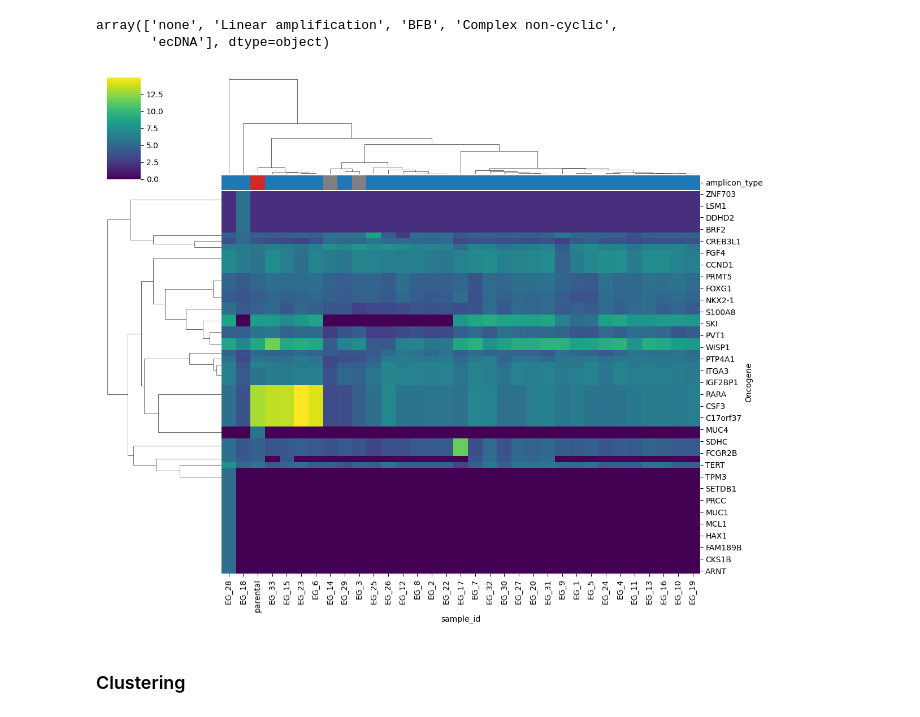
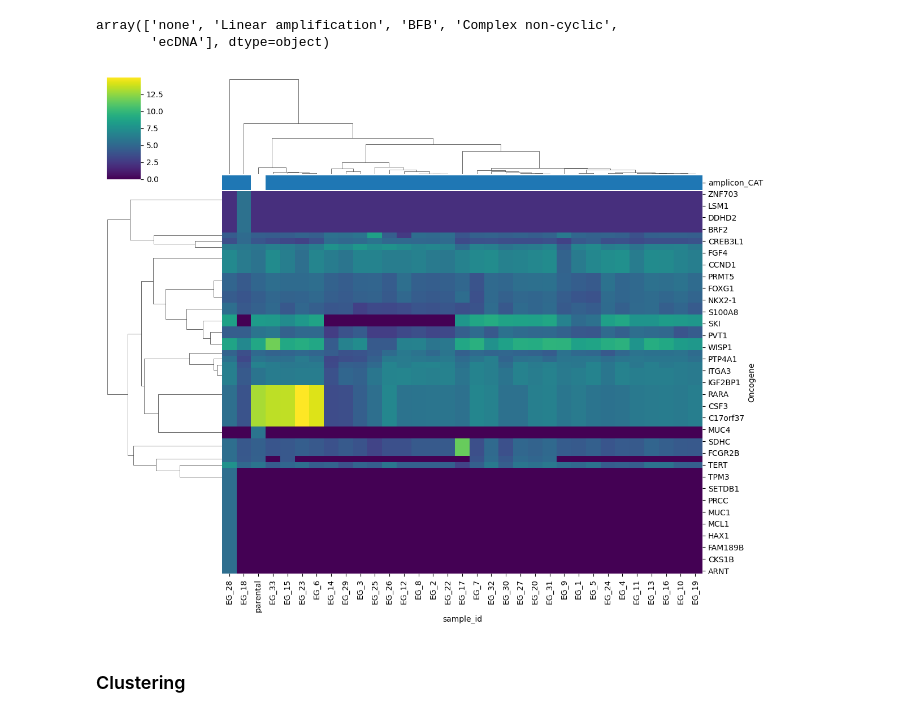
Before and after one commit to JiwonShon/ECTRES, a Jupyter notebook: Untitled.ipynb, the cells around one changed output. Saved outputs shown, nothing was run; the diff lists cells and outputs as text; code cells hidden in the pictures.

Commit message:
ECGI10: confusing...need to more digging

```diff
--- a/Untitled.ipynb
+++ b/Untitled.ipynb
@@ -50,7 +50,7 @@ def classify_amplicon(row):
 # %% [markdown]
 ## Manifest & sample barcoding
 # %%
-manifest=pd.read_csv('../manifest/ECTRES_clones_nf_dna_fastqs.csv')
+manifest=pd.read_csv('../manifest/ECTRES_clones_nf_dna_fastqs_20260303.csv')
 manifest.head(2)
 
 # manifest['aliquot_barcode'].nunique()
@@ -282,10 +302,11 @@ sample_mapping.head(2)
 | 0 | ECTRES-ECGI1-0001-TPX-A01-WGS-6DM349 | ECGI1 | ECTRES-ECGI1-0001-TPX-A01 | ECTRES-ECGI1-0001 | EG_1 | ECTRES-ECGI1-0001-TPX-A01-WGS-6DM349 |
 | 2 | ECTRES-ECGI1-0001-TPX-A10-WGS-3SW949 | ECGI1 | ECTRES-ECGI1-0001-TPX-A10 | ECTRES-ECGI1-0001 | EG_10 | ECTRES-ECGI1-0001-TPX-A10-WGS-3SW949 |
 # %%
-# gene_list=pd.read_csv(f'{base_dir}/scratch-aaSuite_germline_ms-v1.3.8-GRCh37-minCN4.5-cnsizeMin50000--1X_20260224_combined_gene_list.csv')
-# gene_list = pd.merge(gene_list, sample_mapping[['aa_barcode','sample_id','source_barcode']], how='left', on=['aa_barcode'])
-# gene_list_ECGI["amplicon_CAT"] = gene_list_ECGI["feature"].str.extract(r"^(.*?)_")
-# print(gene_list.shape)  #(16750, 9)
-# gene_list.head(1)
+gene_list=pd.read_csv(f'{base_dir}/scratch-aaSuite_germline_ms-v1.3.8-GRCh37-minCN4.5-cnsizeMin50000--1X_20260224_combined_gene_list.csv')
+gene_list = pd.merge(gene_list, sample_mapping[['aa_barcode','sample_id','source_barcode']], how='left', on=['aa_barcode'])
+gene_list_ECGI=gene_list[gene_list["source_barcode"]=='ECGI1']
+gene_list_ECGI["amplicon_CAT"] = gene_list_ECGI["feature"].str.extract(r"^(.*?)_")
+print(gene_list.shape)  #(16750, 9)
+gene_list.head(1)
 # %% [output]
 (16750, 10)
@@ -385,33 +416,45 @@ plt.tight_layout()
 # %%
 # from matplotlib.patches import Patch
 # cn_raw
+# %%
+sample_category = (
+    gene_list_ECGI
+    .groupby(["sample_id", "amplicon_CAT"])
+    .size()
+    .reset_index(name="count")
+    .sort_values("count", ascending=False)
+    .drop_duplicates("sample_id")
+    .set_index("sample_id")["amplicon_CAT"]
+)
 # %%
+col_colors = sample_category.map(color_map)
+
 cn_raw = cn_matrix.fillna(0)
 
 cn_raw.head()
 
 col_var = cn_raw.var(axis=0)
 cn_raw = cn_raw.loc[:, col_var > 0]
 
 # col_colors도 동일하게 맞춰줘야 함
 col_colors = col_colors.loc[cn_raw.columns]
 
 row_var = cn_raw.var(axis=1)
 cn_raw = cn_raw.loc[row_var > 0, :]
 g = sns.clustermap(
     cn_raw,
     metric="correlation",
     method="average",
     cmap="viridis",
     col_colors=col_colors,
     figsize=(12, 10),
     col_cluster=True,
     row_cluster=True
 )
 
 plt.show()
 # %% [output]
-[figure, old version]
+[figure, new version]
 # %% [markdown]
 ### Clustering
 # %%
```
Also changed, not shown: parts of 45 cells of this notebook, 4 other files.
